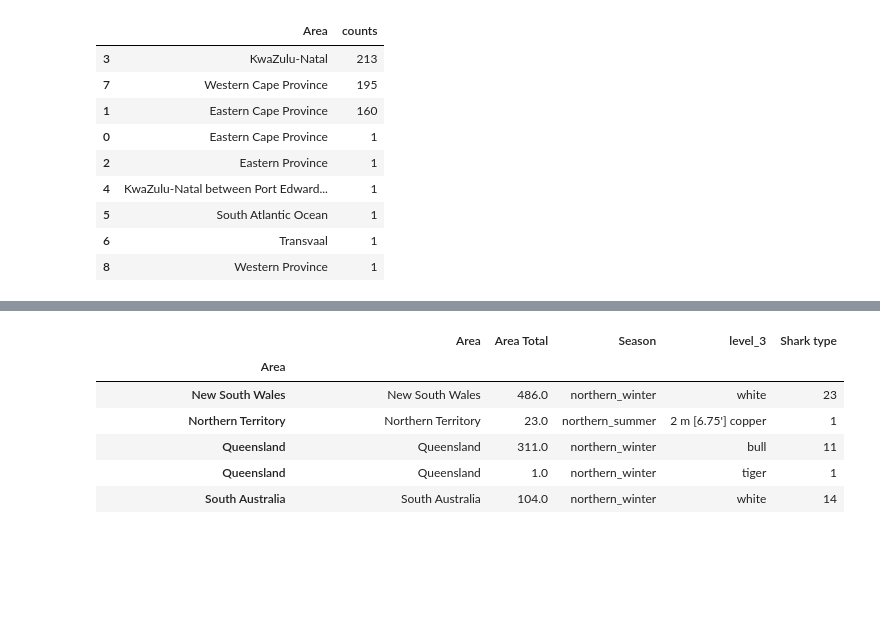
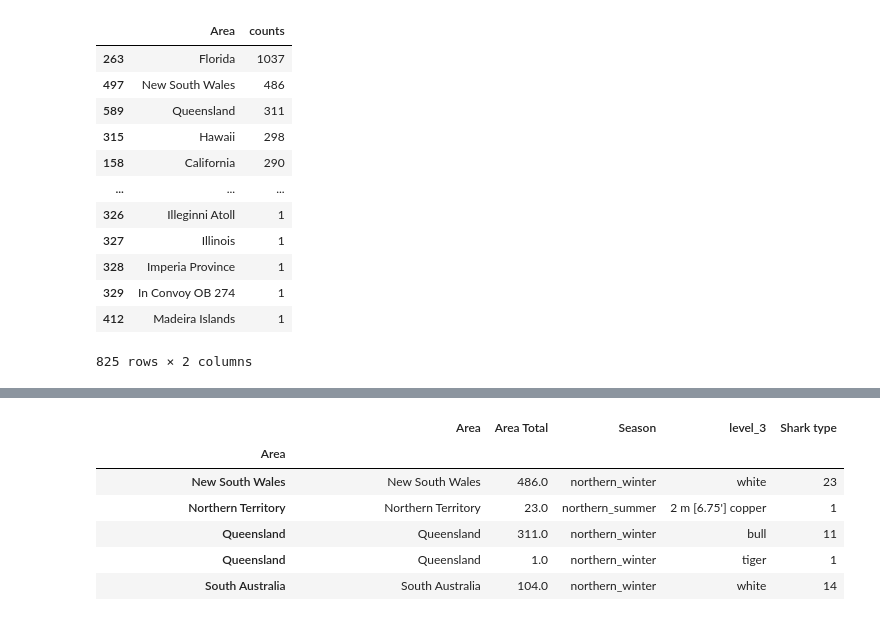
Before and after one commit to miguelgimenezgimenez/shark-attack, a Jupyter notebook: main.ipynb, the cells around one changed output, grey strips where cells are left out. Drawn from its saved outputs; the diff is of its cells as text; code cells hidden in the pictures; blank space fills up the shorter version.

```diff
--- a/main.ipynb
+++ b/main.ipynb
@@ -5 +18,3 @@ attacks = pd.read_csv("input/attacks.csv",encoding='utf-8')
+# %%
+attacks['Country']= attacks['Country'].map(lambda x: x.replace('?',  "" ) if type(x)==str else x )
 # %%
@@ -92,6 +79,6 @@ def fix_species_name(row):
             return shark_type.group(1).lower()
     except TypeError as e:
         return row['Species ']
-    return
+    return row['Species ']
 # %%
 attacks['Shark type']= attacks.apply(fix_species_name, axis='columns')
@@ -133,14 +197,17 @@ USA_ATTACKS
 # %%
-attack_counts = USA_ATTACKS.groupby('Area').size().reset_index(name='counts').sort_values(by='counts',ascending=False)
+attack_counts = attacks.groupby('Area').size().reset_index(name='counts').sort_values(by='counts',ascending=False)
 attack_counts
 # %% [output]
 |  | Area | counts |
-| 3 | KwaZulu-Natal | 213 |
-| 7 | Western Cape Province | 195 |
-| 1 | Eastern Cape Province | 160 |
-| 0 | Eastern Cape Province | 1 |
-| 2 | Eastern Province | 1 |
-| 4 | KwaZulu-Natal between Port Edward... | 1 |
-| 5 | South Atlantic Ocean | 1 |
-| 6 | Transvaal | 1 |
-| 8 | Western Province | 1 |
+| 263 | Florida | 1037 |
+| 497 | New South Wales | 486 |
+| 589 | Queensland | 311 |
+| 315 | Hawaii | 298 |
+| 158 | California | 290 |
+| ... | ... | ... |
+| 326 | Illeginni Atoll | 1 |
+| 327 | Illinois | 1 |
+| 328 | Imperia Province | 1 |
+| 329 | In Convoy OB 274 | 1 |
+| 412 | Madeira Islands | 1 |
+825 rows × 2 columns
```
Also changed, not shown: parts of 24 cells of this notebook, 2 other files.
